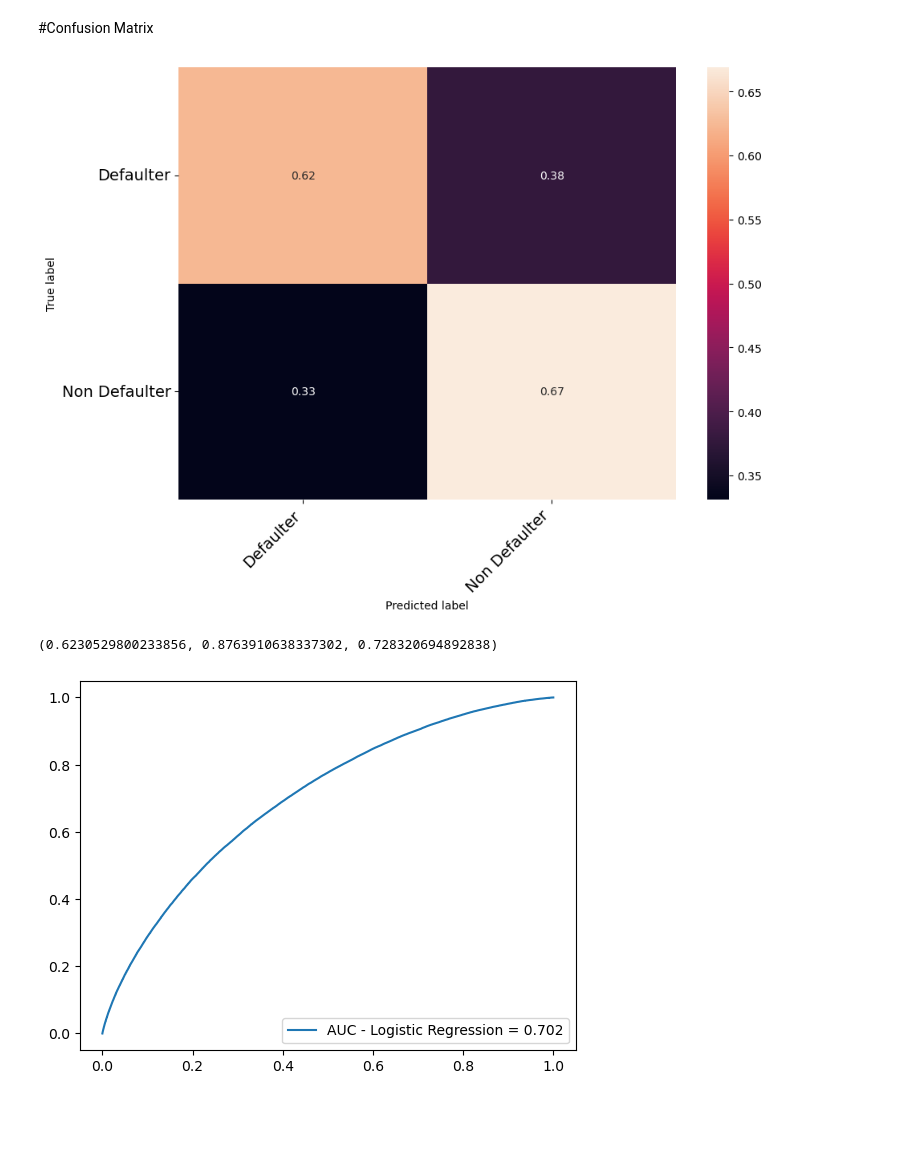
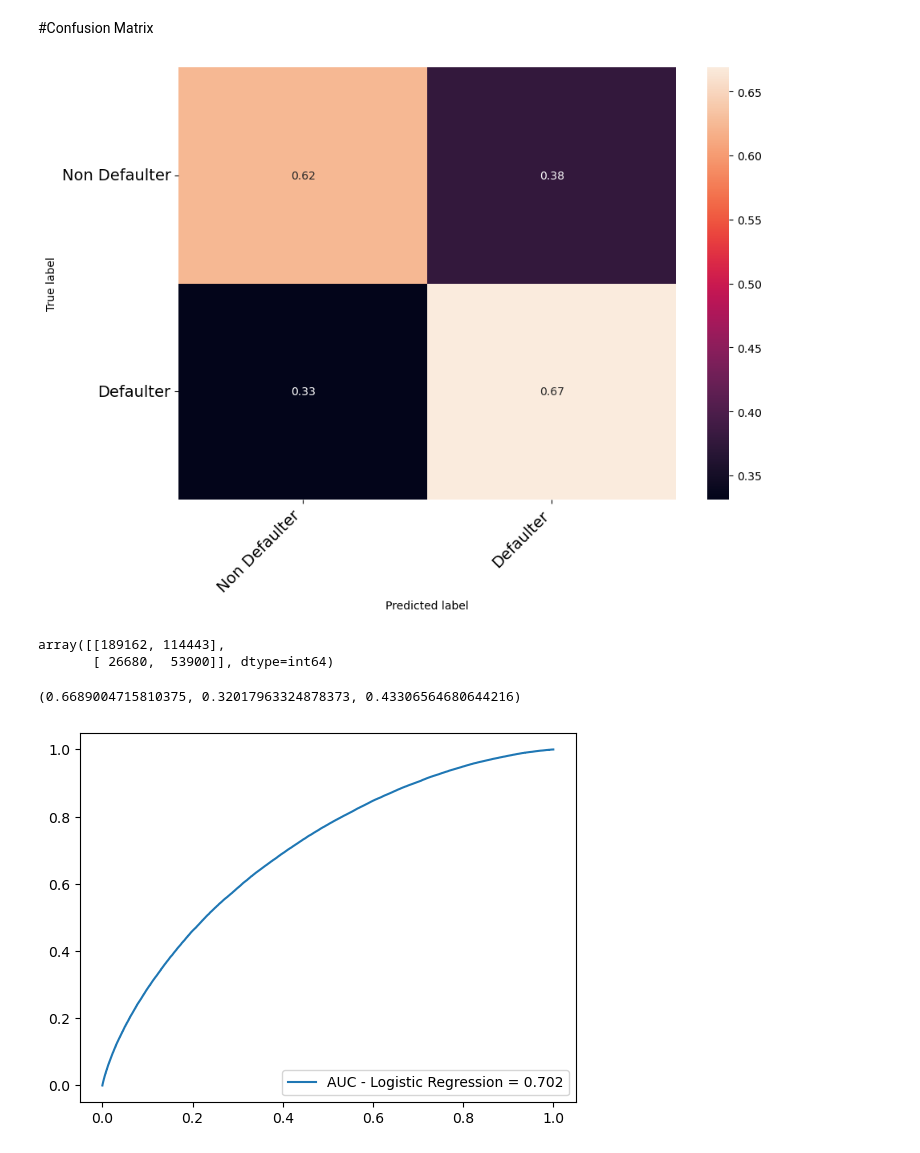
Before and after one commit to preetmodi/Credit-Risk-Analytics, a Jupyter notebook: Scorecard_logistic_reg.ipynb, the cells around one changed output. Cells and saved outputs as stored; diff of their text form; code cells hidden in the pictures; blank space fills up the shorter version.

```diff
--- a/Scorecard_logistic_reg.ipynb
+++ b/Scorecard_logistic_reg.ipynb
@@ -367,44 +408,49 @@ confusion_matrix_cs = confusion_matrix(y_true = test_WoE['Default'],
 # Turn matrix to percentages
 confusion_matrix_ps = confusion_matrix_cs.astype('float') / confusion_matrix_cs.sum(axis=1)[:, np.newaxis]
 # confusion_matrix_cs = confusion_matrix_cs.astype('float') / confusion_matrix_cs.sum()
 
 
 # Turn to dataframe
 df_cm = pd.DataFrame(
-        confusion_matrix_ps, index=['Defaulter', 'Non Defaulter'],
-        columns=['Defaulter', 'Non Defaulter'],
+        confusion_matrix_ps, index=['Non Defaulter', 'Defaulter'],
+        columns=['Non Defaulter', 'Defaulter'],
 )
 
 # Parameters of the image
 figsize = (10,7)
 fontsize=14
 
 # Create image
 fig = plt.figure(figsize=figsize)
 heatmap = sns.heatmap(df_cm, annot=True, fmt='.2f')
 
 # Make it nicer
 heatmap.yaxis.set_ticklabels(heatmap.yaxis.get_ticklabels(), rotation=0,
                              ha='right', fontsize=fontsize)
 heatmap.xaxis.set_ticklabels(heatmap.xaxis.get_ticklabels(), rotation=45,
                              ha='right', fontsize=fontsize)
 
 # Add labels
 plt.ylabel('True label')
 plt.xlabel('Predicted label')
 
 # Plot!
 plt.show()
 # %% [output]
-[figure, old version]
+[figure, new version]
+# %%
+confusion_matrix_cs
+# %% [output]
+array([[189162, 114443],
+       [ 26680,  53900]], dtype=int64)
 # %%
-recall = confusion_matrix_cs[0,0]/confusion_matrix_cs[0].sum()
-precision = confusion_matrix_cs[0,0]/confusion_matrix_cs[:,0].sum()
+recall = confusion_matrix_cs[1,1]/confusion_matrix_cs[1].sum()
+precision = confusion_matrix_cs[1,1]/confusion_matrix_cs[:,1].sum()
 
 f1 = 2*precision*recall/(precision+recall)
 recall, precision, f1
 # %% [output]
-(0.6230529800233856, 0.8763910638337302, 0.728320694892838)
+(0.6689004715810375, 0.32017963324878373, 0.43306564680644216)
 # %%
 probs_test = logreg.predict_proba(test_WoE.drop(columns=["Default", "id"]))
 probs_test = probs_test[:, 1]
```
Also changed, not shown: parts of 5 cells of this notebook, 5 other files.
